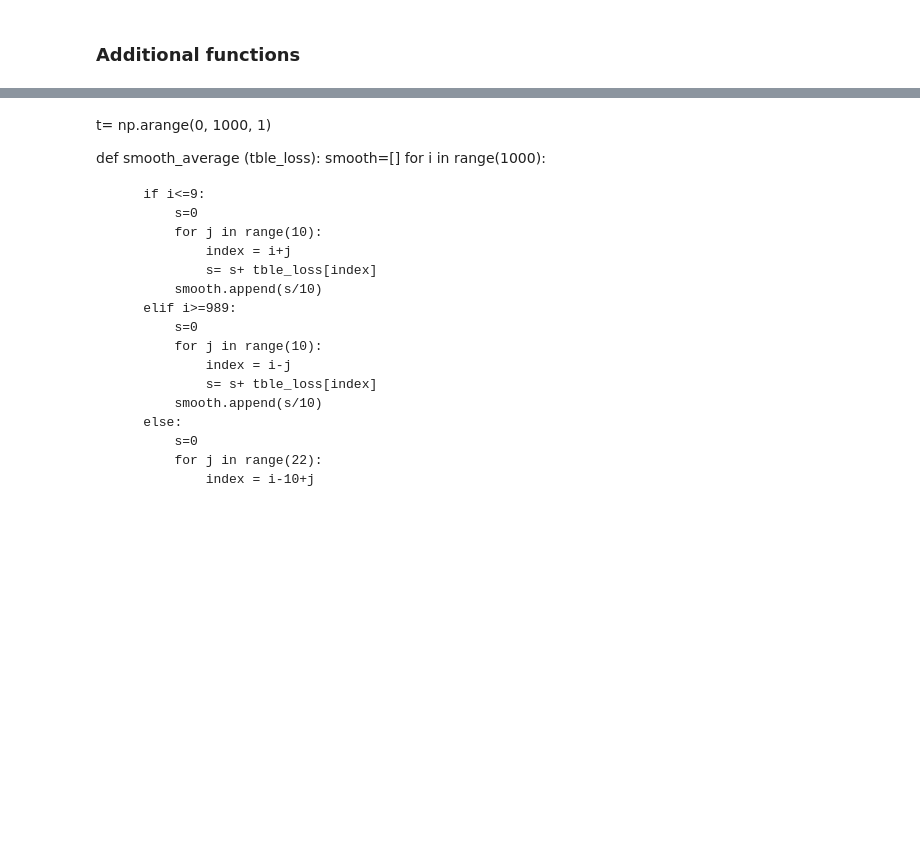
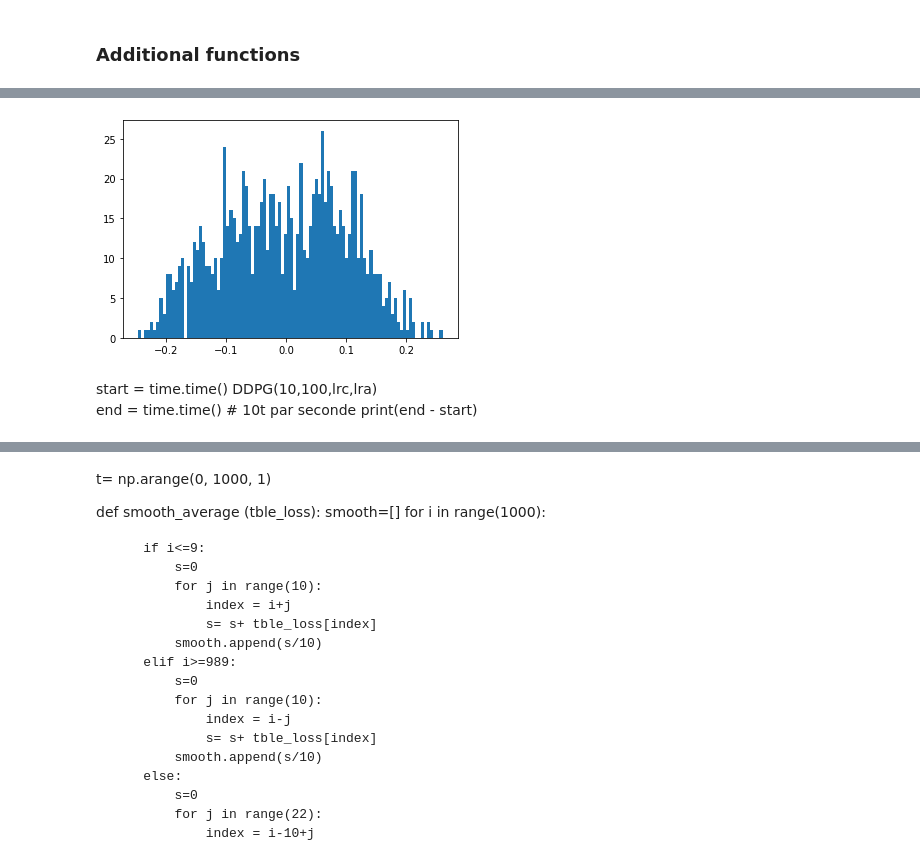
Before and after one commit to AceZz/P3A-Deep-Reinforcement-Learning, a Jupyter notebook: Stock-Trading-Environment/maintest.ipynb, the cells around one changed output, grey strips where cells are left out. Drawn from its saved outputs; the diff is of its cells as text; code cells hidden in the pictures; blank space fills up the shorter version.

```diff
--- a/Stock-Trading-Environment/maintest.ipynb
+++ b/Stock-Trading-Environment/maintest.ipynb
@@ -441,0 +297,5 @@ for j in range(4):
+# %%
+plt.hist(table_actions, bins = 100)
+plt.show()
+# %% [output]
+[figure, added]
@@ -441,0 +306,5 @@ for j in range(4):
+# %% [markdown]
+start = time.time()
+DDPG(10,100,lrc,lra)
+end = time.time()                     # 10t par seconde
+print(end - start)
```
Also changed, not shown: parts of 15 cells of this notebook, 1 other file.
